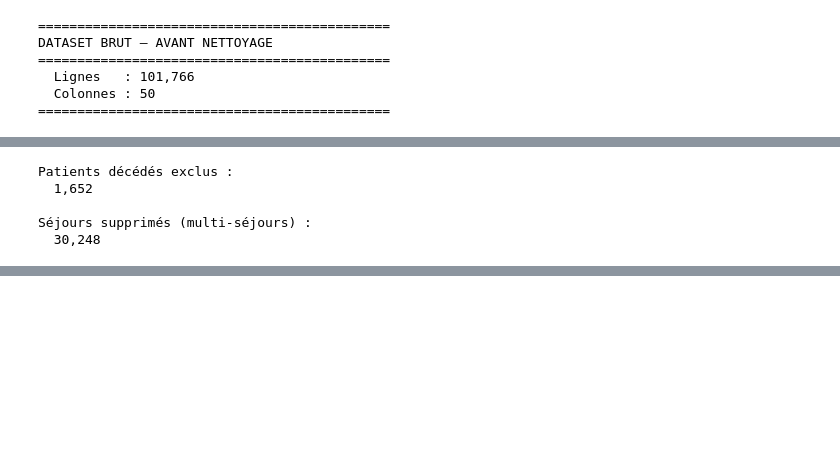
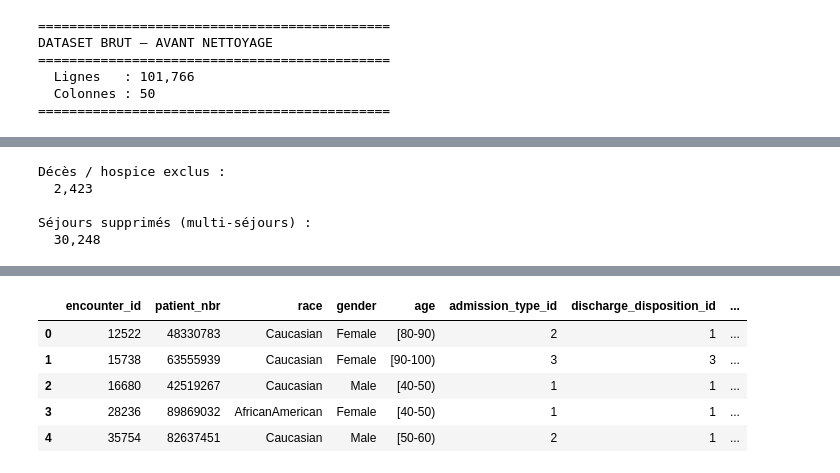
Before and after one commit to malek-ksouri/diabetes-readmission-prediction, a Jupyter notebook: notebooks/02_nettoyage.ipynb, the cells around one changed output, grey strips where cells are left out. Cells and saved outputs as stored; diff of their text form; code cells hidden in the pictures; blank space fills up the shorter version.

```diff
--- a/notebooks/02_nettoyage.ipynb
+++ b/notebooks/02_nettoyage.ipynb
@@ -296,23 +318,67 @@ APRÈS
 # %%
-# Ajoute cette cellule pour comprendre la perte
-print("Patients décédés exclus :")
-codes_deces = [11, 19, 20, 21]
-nb_deces = df[
-    df["discharge_disposition_id"].isin(codes_deces)
-].shape[0]
-print(f"  {nb_deces:,}")
+# =============================================================
+# CELLULE 9 — DÉTAIL DE LA PERTE DE LIGNES
+# =============================================================
+
+print("Décès / hospice exclus :")
+codes_deces_hospice = [11, 13, 14, 19, 20, 21]
+nb_exclus = df[df["discharge_disposition_id"].isin(codes_deces_hospice)].shape[0]
+print(f"  {nb_exclus:,}")
 
 print("\nSéjours supprimés (multi-séjours) :")
-nb_multi = df.shape[0] - df.drop_duplicates(
-    subset="patient_nbr").shape[0]
+nb_multi = df.shape[0] - df.drop_duplicates(subset="patient_nbr").shape[0]
 print(f"  {nb_multi:,}")
 # %% [output]
-Patients décédés exclus :
-  1,652
+Décès / hospice exclus :
+  2,423
 
 Séjours supprimés (multi-séjours) :
   30,248
 # %%
-# Vérification des types
-print(df_clean.dtypes)
+# =============================================================
+# CELLULE 10 — VÉRIFICATION FINALE
+# =============================================================
+
+print("=" * 50)
+print("BILAN DU NETTOYAGE")
+print("=" * 50)
+
+# --- Dimensions ---
+print(f"\n  Lignes avant   : {df.shape[0]:,}")
+print(f"  Lignes après   : {df_clean.shape[0]:,}")
+print(f"  Lignes perdues : {df.shape[0] - df_clean.shape[0]:,}")
+
+print(f"\n  Colonnes avant : {df.shape[1]}")
+print(f"  Colonnes après : {df_clean.shape[1]}")
+
+# --- Valeurs manquantes ---
+# NOTE : c'est NORMAL qu'il reste des NaN ici. L'imputation est
+# faite au NB03, fit sur le TRAIN uniquement (anti-leakage).
+print("\n" + "=" * 50)
+print("VALEURS MANQUANTES RESTANTES (gérées au NB03)")
+print("=" * 50)
+manquantes = df_clean.isnull().sum()
+manquantes = manquantes[manquantes > 0].sort_values(ascending=False)
+
+if len(manquantes) == 0:
+    print("  Aucune valeur manquante.")
+else:
+    for col, val in manquantes.items():
+        pct = val / len(df_clean) * 100
+        print(f"  {col:<25} {val:>6,}  ({pct:.1f}%)")
+
+# --- Distribution de la cible ---
+print("\n" + "=" * 50)
+print("DISTRIBUTION DE LA VARIABLE CIBLE")
+print("=" * 50)
+counts = df_clean["readmitted_binary"].value_counts()
+total  = len(df_clean)
+print(f"  Classe 0 (non réadmis) : {counts[0]:>6,}  ({counts[0]/total*100:.1f}%)")
+print(f"  Classe 1 (réadmis <30) : {counts[1]:>6,}  ({counts[1]/total*100:.1f}%)")
+
+# --- Aperçu final ---
+print("\n" + "=" * 50)
+print("APERÇU DU DATASET NETTOYÉ")
+print("=" * 50)
+display(df_clean.head())
 # %% [output]
@@ -336 +402,7 @@ dtype: object
+|  | encounter_id | patient_nbr | race | gender | age | admission_type_id | discharge_disposition_id | ... |
+| 0 | 12522 | 48330783 | Caucasian | Female | [80-90) | 2 | 1 | ... |
+| 1 | 15738 | 63555939 | Caucasian | Female | [90-100) | 3 | 3 | ... |
+| 2 | 16680 | 42519267 | Caucasian | Male | [40-50) | 1 | 1 | ... |
+| 3 | 28236 | 89869032 | AfricanAmerican | Female | [40-50) | 1 | 1 | ... |
+| 4 | 35754 | 82637451 | Caucasian | Male | [50-60) | 2 | 1 | ... |
 # %%
```
Also changed, not shown: parts of 15 cells of this notebook, 36 other files.
